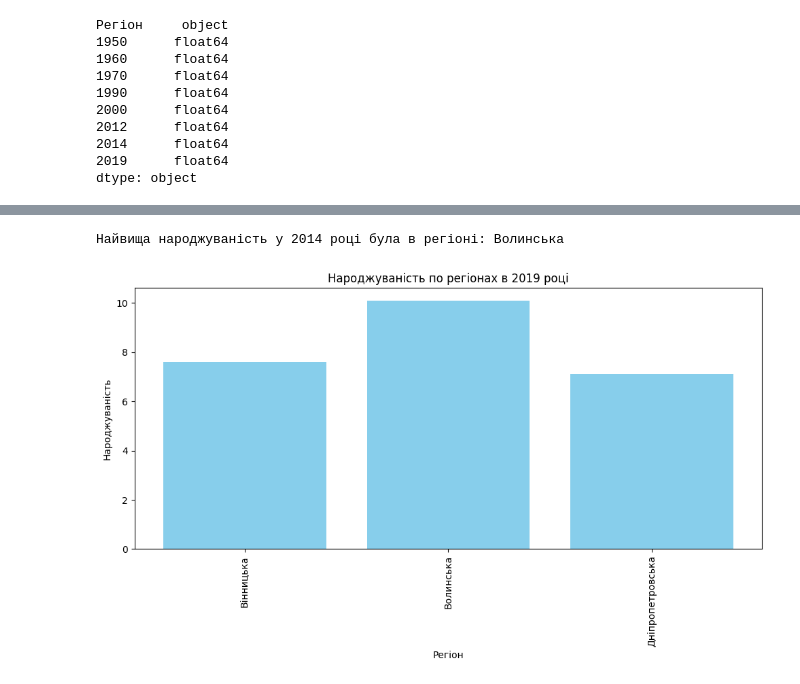
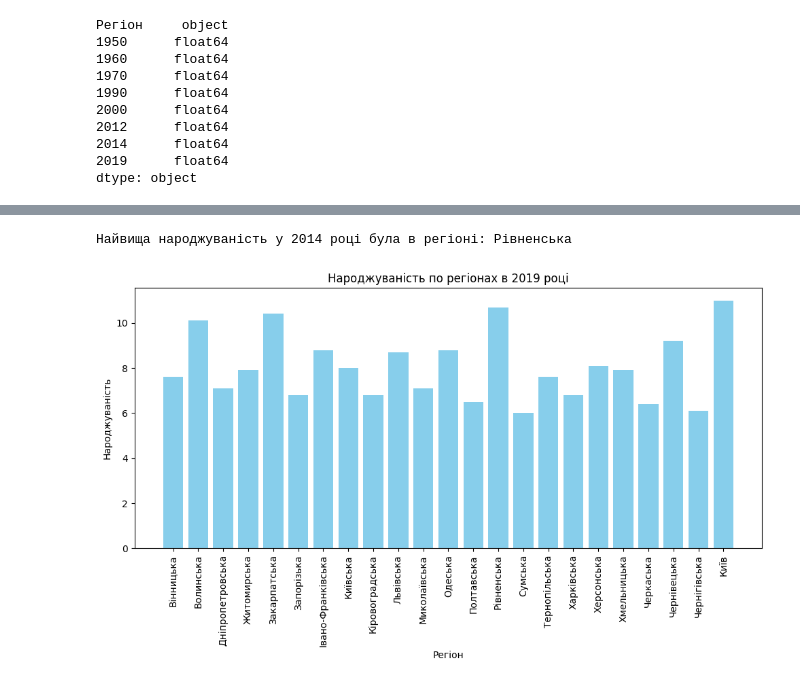
Before and after one commit to Nniikkoollaass/data-science-modul-5-HW, a Jupyter notebook: Hw2_1.ipynb, the cells around one changed output, grey strips where cells are left out. Cells and saved outputs as stored; diff of their text form; code cells hidden in the pictures.

```diff
--- a/Hw2_1.ipynb
+++ b/Hw2_1.ipynb
@@ -9,7 +9,7 @@ url = 'https://uk.wikipedia.org/wiki/%D0%9D%D0%B0%D1%81%D0%B5%D0%BB%D0%B5%D0%BD%
 
 table = pd.read_html(url, match='Коефіцієнт народжуваності в регіонах України', decimal=',', thousands='.')
 #Вивести перші рядки таблиці за допомогою методу head
-df = table[0].head()
+df = table[0]
 df
 # %% [output]
 |  | Регіон | 1950 | 1960 | 1970 | 1990 | 2000 | 2012 | 2014 | 2019 |
@@ -104,8 +116,8 @@ missing_percentage
 dtype: float64
 # %%
 #Видаліть з таблиці дані по всій країні, останній рядок таблиці
-table[0]
-
-table[0].drop(27)
+# Видалення останнього рядка, що містить дані по всій країні
+df.drop(df.tail(1).index, inplace=True)
+df
 # %% [output]
 |  | Регіон | 1950 | 1960 | 1970 | 1990 | 2000 | 2012 | 2014 | 2019 |
@@ -165,7 +192,10 @@ regions_higher_than_mean
 # Вибираємо стовпець з регіонами та стовпець з рівнями народжуваності у 2014 році
 df_2014 = df[['Регіон', '2014']]
 
-# Замінюємо коми на крапки та змінюємо тип даних на числовий
+# Замінюємо "—" на NaN
+df_2014.loc[:, '2014'] = df_2014['2014'].replace('—', np.nan)
+
+# Змінюємо тип даних стовпця "2014" на числовий
 df_2014.loc[:, '2014'] = df_2014['2014'].str.replace(',', '.').astype(float)
 
 # Знаходимо регіон з найвищим рівнем народжуваності у 2014 році
@@ -173,26 +203,33 @@ highest_birth_rate_region_2014 = df_2014[df_2014['2014'] == df_2014['2014'].max(
 
 print("Найвища народжуваність у 2014 році була в регіоні:", highest_birth_rate_region_2014)
 # %% [output]
-Найвища народжуваність у 2014 році була в регіоні: Волинська
+Найвища народжуваність у 2014 році була в регіоні: Рівненська
 # %%
 # Побудуйте стовпчикову діаграму народжуваності по регіонах у 2019 році
 # Вибираємо стовпець з регіонами та стовпець з народжуваністю у 2019 році
 df_2019 = df[['Регіон', '2019']]
 
-# Замінюємо коми на крапки та змінюємо тип даних на числовий
+# Замінюємо "—" на NaN
+df_2019.loc[:, '2019'] = df_2019['2019'].replace('—', np.nan)
+
+# Змінюємо тип даних стовпця "2019" на числовий
 df_2019.loc[:, '2019'] = df_2019['2019'].str.replace(',', '.').astype(float)
+
+# Видаляємо рядки з пропущеними значеннями, оскільки вони не можуть бути відображені на діаграмі
+df_2019_copy = df_2019.copy()
+df_2019_copy.dropna(subset=['2019'], inplace=True)
 
 # Створюємо стовпчикову діаграму
 plt.figure(figsize=(10, 6))
-plt.bar(df_2019['Регіон'], df_2019['2019'], color='skyblue')
+plt.bar(df_2019_copy['Регіон'], df_2019_copy['2019'], color='skyblue')
 plt.title('Народжуваність по регіонах в 2019 році')
 plt.xlabel('Регіон')
 plt.ylabel('Народжуваність')
 plt.xticks(rotation=90)  # Повертаємо назви регіонів для зручності
 plt.tight_layout()
 plt.show()
 # %% [output]
-[figure, old version]
+[figure, new version]
 # %%
 import seaborn as sns
 
```
Also changed, not shown: parts of 9 cells of this notebook.
